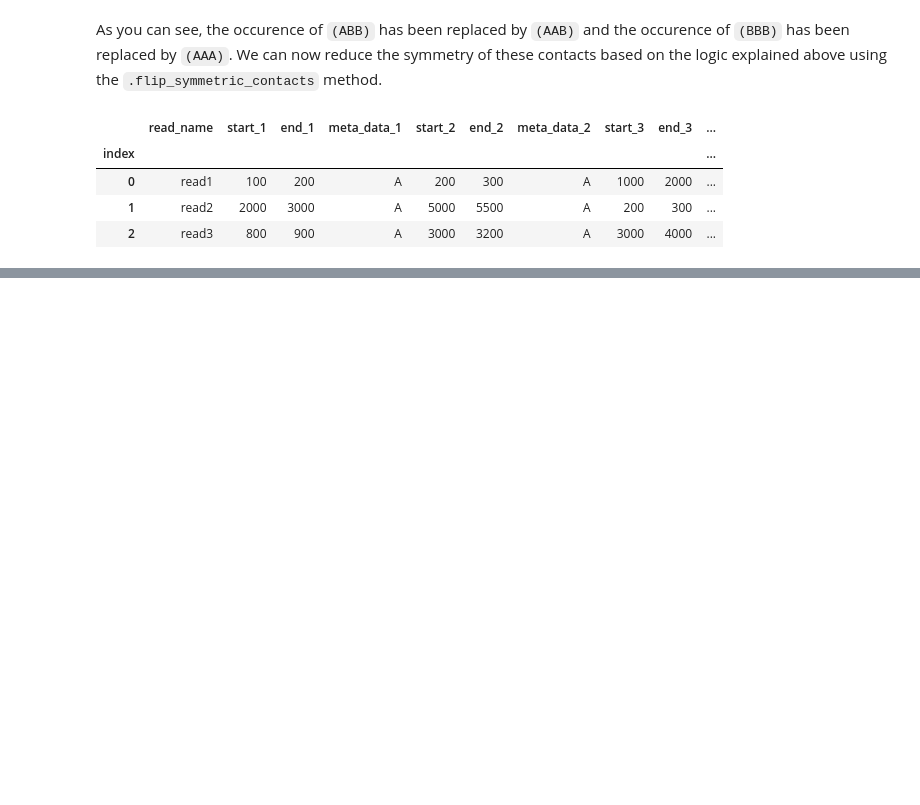
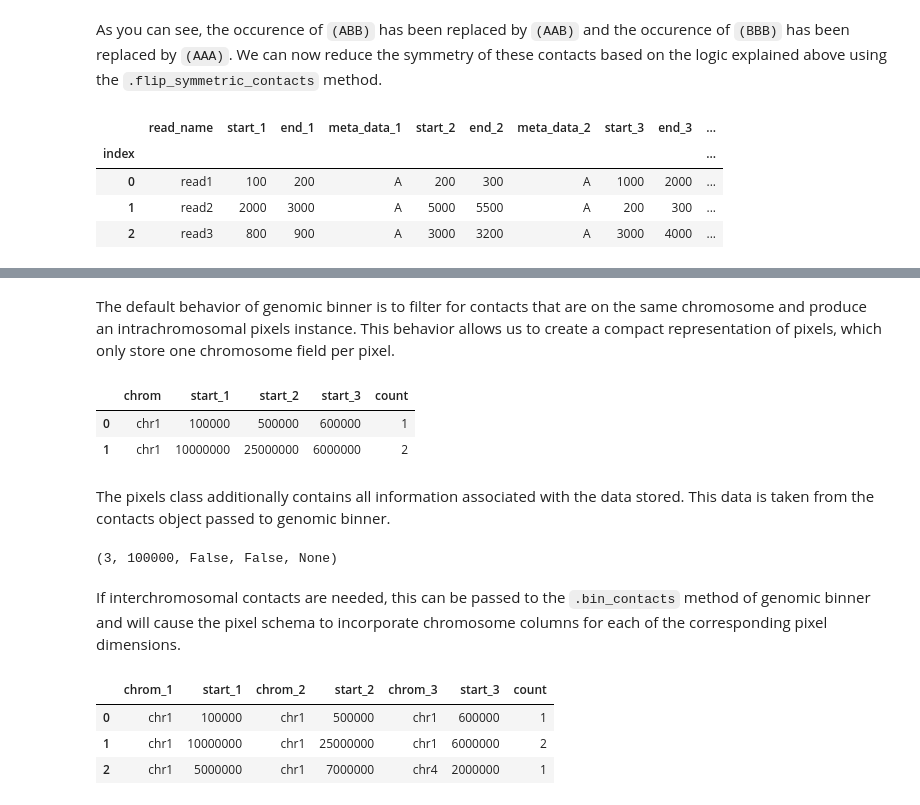
Before and after one commit to gerlichlab/spoc, a Jupyter notebook: notebooks/data_structures.ipynb, the cells around one changed output, grey strips where cells are left out. Saved outputs shown, nothing was run; the diff lists cells and outputs as text; code cells hidden in the pictures; blank space fills up the shorter version.

```diff
--- a/notebooks/data_structures.ipynb
+++ b/notebooks/data_structures.ipynb
@@ -266,0 +293,25 @@ flipped_labelled_contacts.data.head().filter(regex="(read_name|start|end|meta_da
+# %% [markdown]
+The default behavior of genomic binner is to filter for contacts that are on the same chromosome and produce an intrachromosomal pixels instance. This behavior allows us to create a compact representation of pixels, which only store one chromosome field per pixel.
+# %%
+pixels.data.head()
+# %% [output]
+|  | chrom | start_1 | start_2 | start_3 | count |
+| 0 | chr1 | 100000 | 500000 | 600000 | 1 |
+| 1 | chr1 | 10000000 | 25000000 | 6000000 | 2 |
+# %% [markdown]
+The pixels class additionally contains all information associated with the data stored. This data is taken from the contacts object passed to genomic binner.
+# %%
+pixels.number_fragments, pixels.binsize, pixels.binary_labels_equal, pixels.symmetry_flipped, pixels.metadata_combi
+# %% [output]
+(3, 100000, False, False, None)
+# %% [markdown]
+If interchromosomal contacts are needed, this can be passed to the `.bin_contacts` method of genomic binner and will cause the pixel schema to incorporate chromosome columns for each of the corresponding pixel dimensions.
+# %%
+pixels_w_inter = GenomicBinner(bin_size=100_000).bin_contacts(contacts, same_chromosome=False)
+# %%
+pixels_w_inter.data.head()
+# %% [output]
+|  | chrom_1 | start_1 | chrom_2 | start_2 | chrom_3 | start_3 | count |
+| 0 | chr1 | 100000 | chr1 | 500000 | chr1 | 600000 | 1 |
+| 1 | chr1 | 10000000 | chr1 | 25000000 | chr1 | 6000000 | 2 |
+| 2 | chr1 | 5000000 | chr1 | 7000000 | chr4 | 2000000 | 1 |
```
Also changed, not shown: parts of 16 cells of this notebook, 8 other files.
